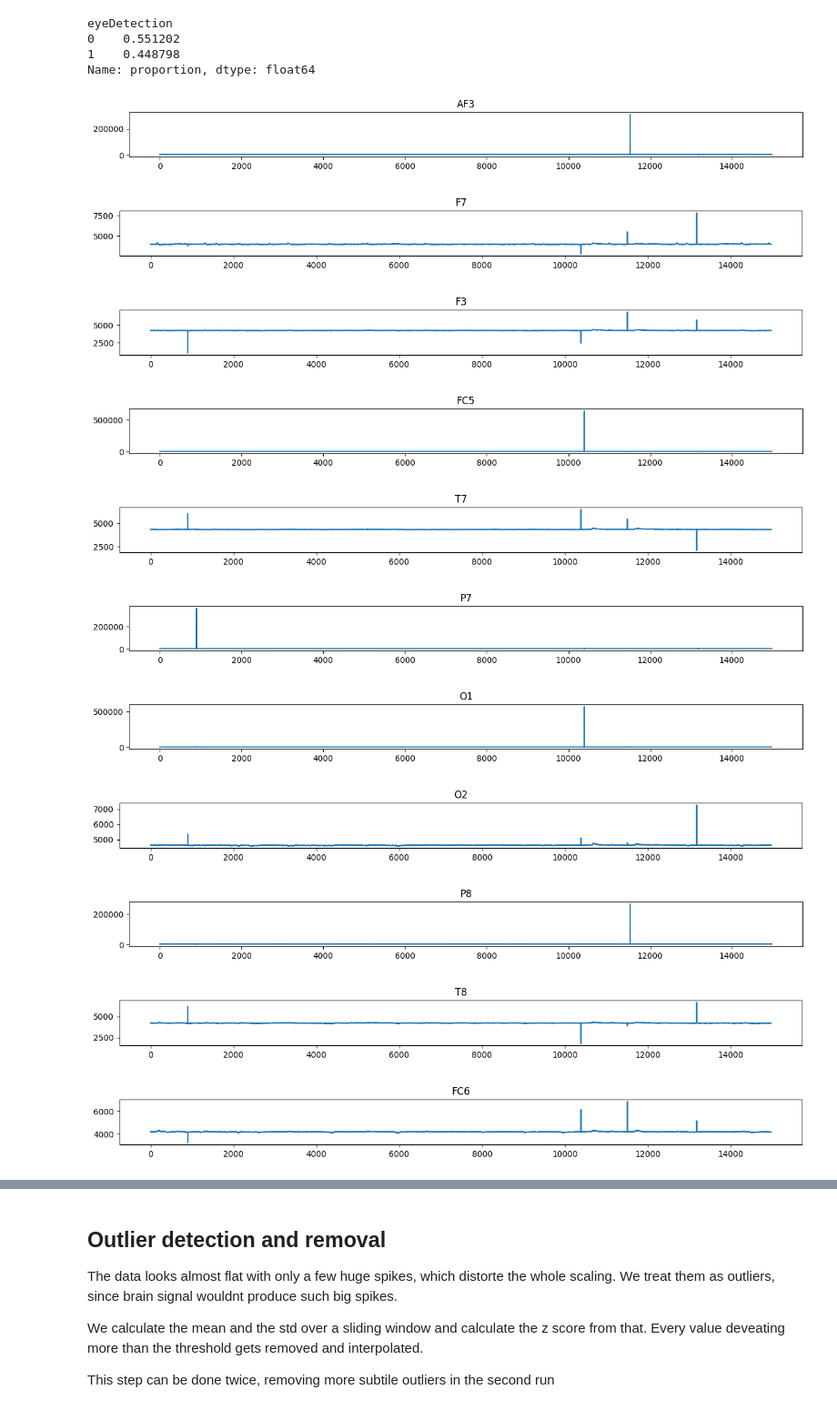
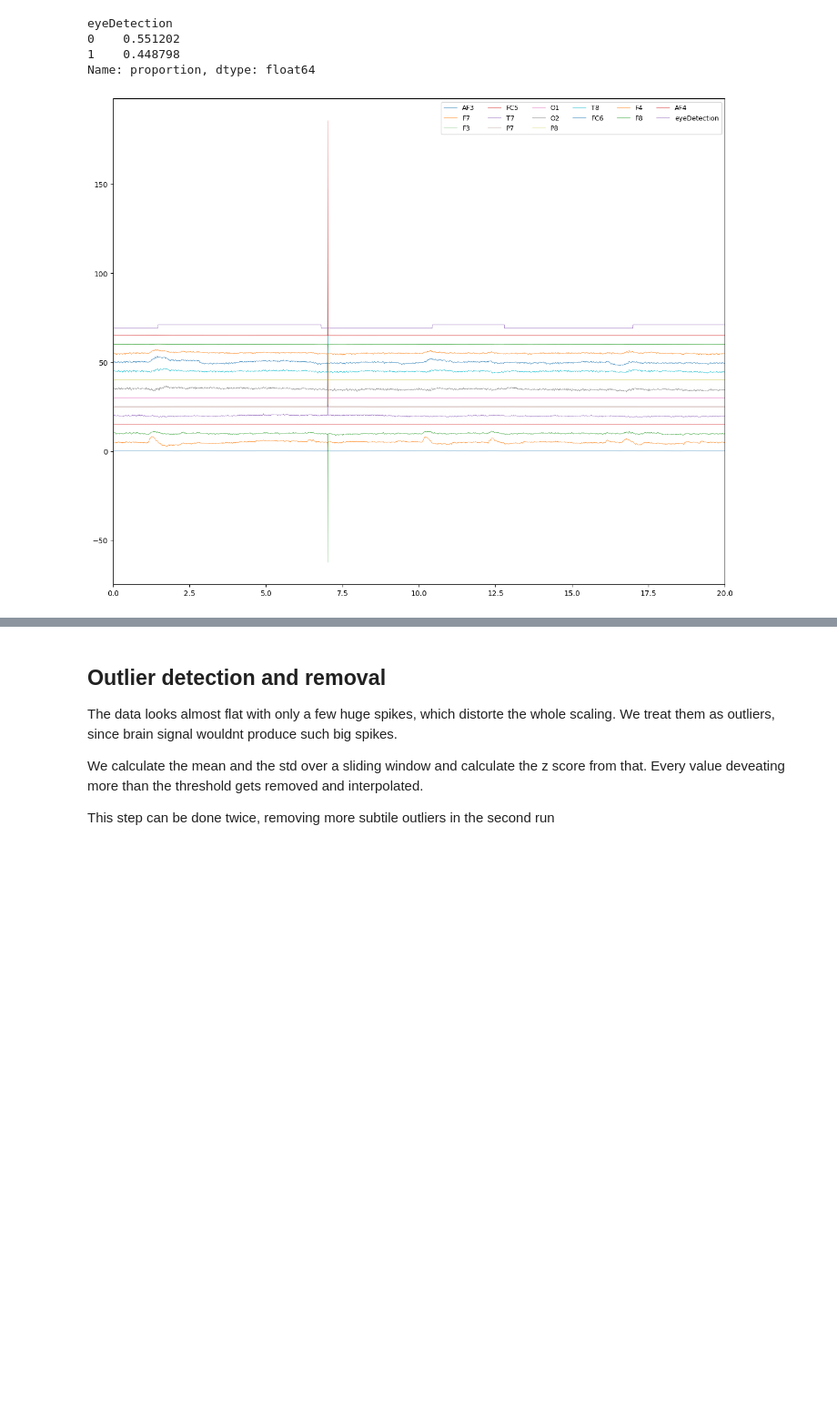
Before and after one commit to EarlFlex/exploring-eeg-eye-state-classification, a Jupyter notebook: eeg-eye-state.ipynb, the cells around one changed output, grey strips where cells are left out. Shown at 91% size. Cells and saved outputs as stored; diff of their text form; code cells hidden in the pictures; blank space fills up the shorter version.

Commit message:
Final touches, better visualisation

```diff
--- a/eeg-eye-state.ipynb
+++ b/eeg-eye-state.ipynb
@@ -105,18 +105,21 @@ eyeDetection
 Name: proportion, dtype: float64
 # %%
 # Plotting each channel
-for f in df.columns:
-    df[f].plot(figsize=(15, 1), title=f)
+def plot_data(df_list, xlim=[0, 20]):
+    plt.figure(figsize=(15, 12))
+    for ind_data, df in enumerate(df_list):
+        for ind, col in enumerate(df.columns.tolist()):
+            if ind_data == len(df_list) - 1:
+                plt.plot(t, 5 * ind + stats.zscore(df[col], nan_policy='omit'), linewidth=0.5, label=col)
+            else:
+                plt.plot(t, 5 * ind + stats.zscore(df[col], nan_policy='omit'), linewidth=0.3, alpha=0.6, color='k')
+    if len(df_list) > 0:
+        plt.legend(ncol=6, fontsize=9)
+    plt.xlim(xlim)
     plt.show()
+
+Fs = 128
+t = np.arange(0, len(df) * 1 / Fs, 1/Fs)
+plot_data([df], xlim=[0, 20])
 # %% [output]
-[figure, old version]
+[figure, new version]
-[figure, removed]
-[figure, removed]
-[figure, removed]
-[figure, removed]
-[figure, removed]
-[figure, removed]
-[figure, removed]
-[figure, removed]
-[figure, removed]
-[figure, removed]
```
Also changed, not shown: parts of 35 cells of this notebook.
